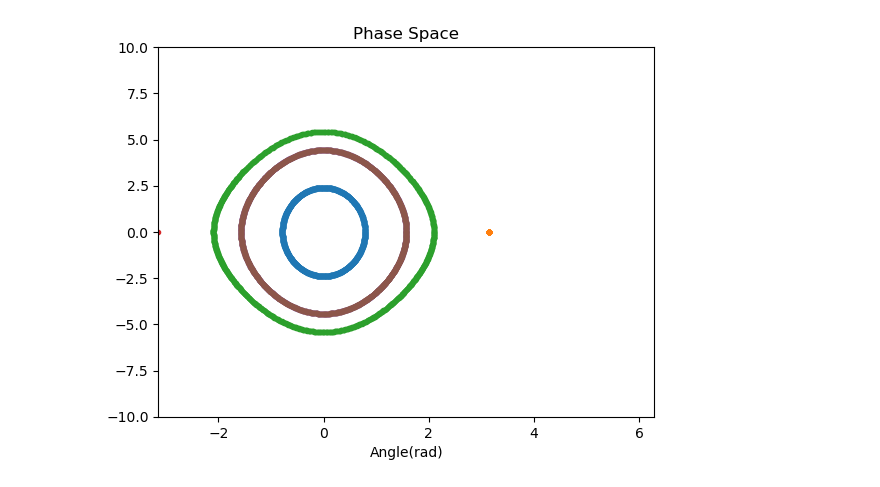
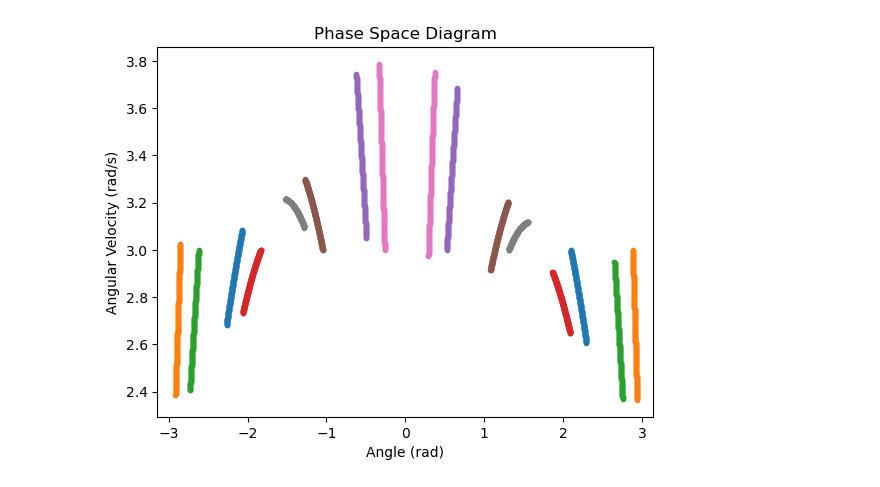
Before and after one commit to QuentinJian/Pendulum-simulation, a Jupyter notebook: plot_graph.ipynb, the cells around one changed output. Drawn from its saved outputs; the diff is of its cells as text; code cells hidden in the pictures.

Commit message:
Finished Interactive Script And Draw the phase diagram

```diff
--- a/plot_graph.ipynb
+++ b/plot_graph.ipynb
@@ -19,22 +8,41 @@ plt.plot(pendulum_sim["TIME"], -np.cos(pendulum_sim["ANGLE"]))
-# %%
-import math
-plt.title("Phase Space")
-pendulum_sim = pd.read_csv("SimulationResult/pendulum_simulation.csv")
-plt.plot(pendulum_sim["ANGLE"], pendulum_sim["ANGULAR_VELOCITY"], '.')
-pendulum_sim = pd.read_csv("SimulationResult/pendulum_simulation_pi.csv")
-plt.plot(pendulum_sim["ANGLE"], pendulum_sim["ANGULAR_VELOCITY"], '.')
-pendulum_sim = pd.read_csv("SimulationResult/pendulum_simulation_pi6.csv")
-plt.plot(pendulum_sim["ANGLE"], pendulum_sim["ANGULAR_VELOCITY"], '.')
-pendulum_sim = pd.read_csv("SimulationResult/pendulum_simulation_pi_m.csv")
-plt.plot(pendulum_sim["ANGLE"], pendulum_sim["ANGULAR_VELOCITY"], '.')
-pendulum_sim = pd.read_csv("SimulationResult/pendulum_simulation_pi2_m.csv")
-plt.plot(pendulum_sim["ANGLE"], pendulum_sim["ANGULAR_VELOCITY"], '.')
-pendulum_sim = pd.read_csv("SimulationResult/pendulum_simulation_pi2.csv")
-plt.plot(pendulum_sim["ANGLE"], pendulum_sim["ANGULAR_VELOCITY"], '.')
-plt.xlabel("Angle(rad)")
-plt.xticks()
-plt.xlim(-math.pi, 2*math.pi)
-plt.ylim(-10, 10)
-plt.savefig('Phase Space')
-# %% [output]
-[figure, removed]
+# %%
+import matplotlib.pyplot as plt
+import csv
+import os
+import math
+
+def wrap_angle(angle):
+    wrapped = math.fmod(angle, 2*math.pi)
+    if wrapped >= math.pi:
+        wrapped -= 2*math.pi
+    elif wrapped < -math.pi:
+        wrapped += 2*math.pi
+    return wrapped
+
+def plot_phase_space(folder_path, pic_name):
+    files = [f for f in os.listdir(folder_path) if f.endswith('.csv')]
+    for filename in files:
+        theta_vals = []
+        omega_vals = []
+        with open(os.path.join(folder_path, filename), 'r') as f:
+            reader = csv.reader(f)
+            next(reader)
+            for row in reader:
+                angle = float(row[1])
+                omega = float(row[2])
+                angle = wrap_angle(angle)  # Apply wrapping here
+                theta_vals.append(angle)
+                omega_vals.append(omega)
+        plt.plot(theta_vals, omega_vals, '.',label=filename)
+
+    plt.xlabel('Angle (rad)')
+    plt.ylabel('Angular Velocity (rad/s)')
+    plt.xlim(-math.pi, math.pi)
+    plt.title('Phase Space Diagram')
+    plt.savefig(pic_name)
+    plt.show()
+
+
+plot_phase_space("SimulationResultO2", "Phase Space Test")
+# %% [output]
+[figure, added]
```
Also changed, not shown: parts of 4 cells of this notebook, 13 other files.
